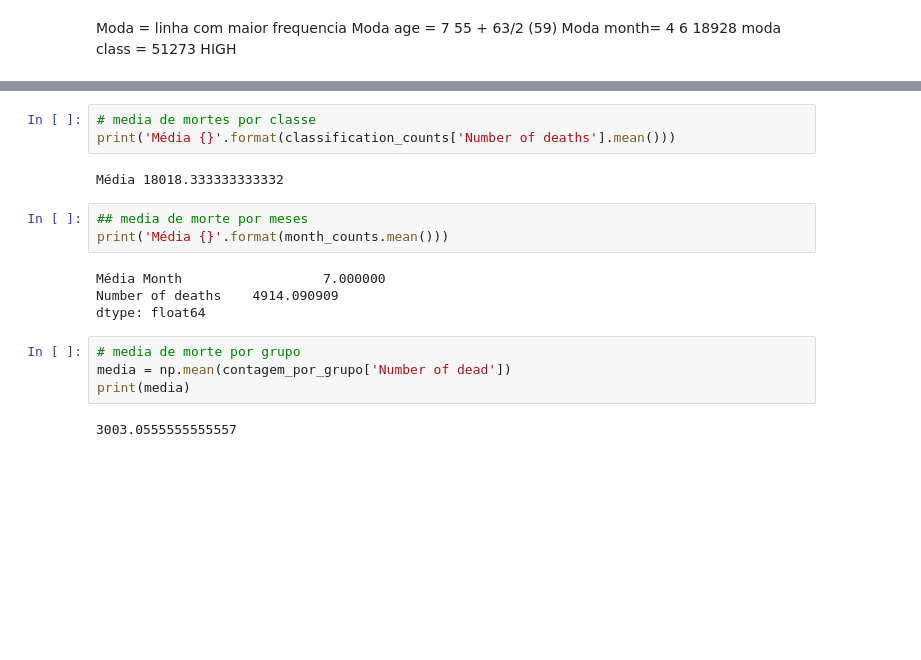
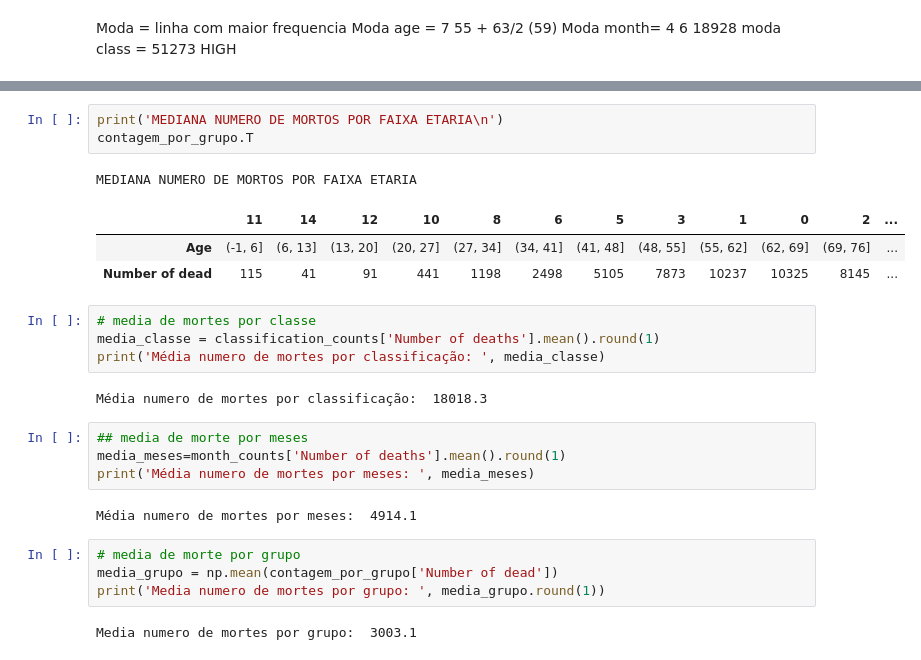
Before and after one commit to Zehguto/COVID-19, a Jupyter notebook: Project.ipynb, the cells around one changed output, grey strips where cells are left out. Cells and saved outputs as stored; diff of their text form; blank space fills up the shorter version.

```diff
--- a/Project.ipynb
+++ b/Project.ipynb
@@ -294,20 +298,28 @@ classification_counts.T
+# %%
+print('MEDIANA NUMERO DE MORTOS POR FAIXA ETARIA\n')
+contagem_por_grupo.T
+# %% [output]
+MEDIANA NUMERO DE MORTOS POR FAIXA ETARIA
+|  | 11 | 14 | 12 | 10 | 8 | 6 | 5 | 3 | 1 | 0 | 2 | ... |
+| Age | (-1, 6] | (6, 13] | (13, 20] | (20, 27] | (27, 34] | (34, 41] | (41, 48] | (48, 55] | (55, 62] | (62, 69] | (69, 76] | ... |
+| Number of dead | 115 | 41 | 91 | 441 | 1198 | 2498 | 5105 | 7873 | 10237 | 10325 | 8145 | ... |
 # %%
 # media de mortes por classe
-print('Média {}'.format(classification_counts['Number of deaths'].mean()))
+media_classe = classification_counts['Number of deaths'].mean().round(1)
+print('Média numero de mortes por classificação: ', media_classe)
 # %% [output]
-Média 18018.333333333332
+Média numero de mortes por classificação:  18018.3
 # %%
 ## media de morte por meses
-print('Média {}'.format(month_counts.mean()))
+media_meses=month_counts['Number of deaths'].mean().round(1)
+print('Média numero de mortes por meses: ', media_meses)
 # %% [output]
-Média Month                  7.000000
-Number of deaths    4914.090909
-dtype: float64
+Média numero de mortes por meses:  4914.1
 # %%
 # media de morte por grupo
-media = np.mean(contagem_por_grupo['Number of dead'])
-print(media)
+media_grupo = np.mean(contagem_por_grupo['Number of dead'])
+print('Media numero de mortes por grupo: ', media_grupo.round(1))
 # %% [output]
-3003.0555555555557
+Media numero de mortes por grupo:  3003.1
 # %%
 #desivio padro
```
Also changed, not shown: parts of 24 cells of this notebook.
